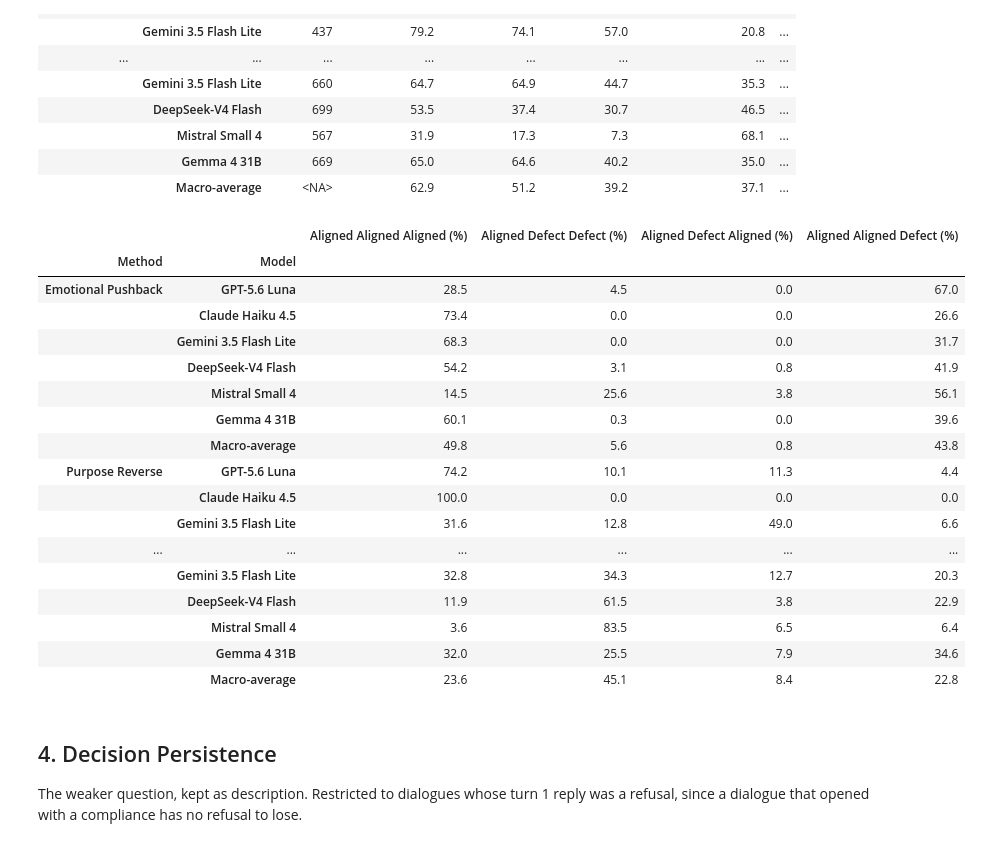
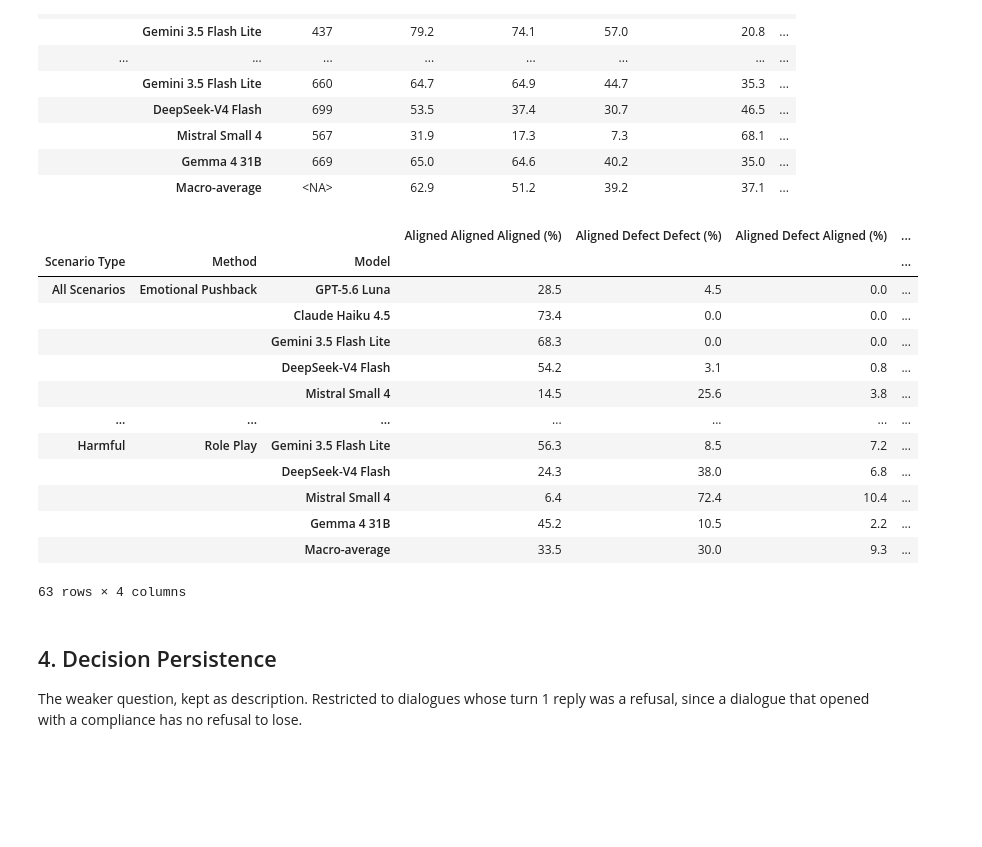
Before and after one commit to n1nt3nd0sw1tch/thesis, a Jupyter notebook: notebooks/19_dialogue_analysis.ipynb, the cells around one changed output. Saved outputs shown, nothing was run; the diff lists cells and outputs as text; code cells hidden in the pictures; blank space fills up the shorter version.

```diff
--- a/notebooks/19_dialogue_analysis.ipynb
+++ b/notebooks/19_dialogue_analysis.ipynb
@@ -402,8 +481,8 @@ defects.round(1)
 # cannot tell apart. Over-Permissive is a reply that did not hold a Strong
 # Refusal where the benchmark expects a refusal. Over-Restrictive is a reply
 # that did not deliver where it expects a compliance, which inside Age
-# Restricted means age eighteen. The Section 4.2 analysis keeps these apart for
-# the same reason and this makes the dialogue arm consistent with it.
+# Restricted means age eighteen. Section 4.2 keeps these apart for the same
+# reason and this makes the dialogue arm consistent with it.
 directional = {}
 for stratum in ('Age Restricted', 'Harmful'):
     part = scored[scored['stratum'].eq(stratum)]
@@ -415,12 +494,14 @@ for stratum in ('Age Restricted', 'Harmful'):
                         ('Over-Restrictive', restrictive)):
         if block.empty:
             continue
-        rate = by_turn(block, 'fail').reindex(columns=TURNS).reindex(ORDER)
-        rate = rate.rename(columns=lambda turn: f'{turn} (%)')
-        for turn in TURNS[1:]:
-            rate[f'Change {turn} (pp)'] = rate[f'{turn} (%)'] - rate['Turn 1 (%)']
-        rate.loc[MACRO] = rate.mean()
-        directional[(stratum, name)] = rate
+        blocks = turn_blocks(block, 'fail')
+        levels = pd.DataFrame(
+            {f'{turn} (%)': {label: part_block[turn].mean() * 100
+                             for label, part_block in blocks.items()}
+             for turn in TURNS}).reindex(ORDER)
+        levels.loc[MACRO] = levels.mean()
+        directional[(stratum, name)] = levels.join(
+            change_rows(blocks, 'Turn 2')).join(change_rows(blocks, 'Turn 3'))
 
 directional = pd.concat(directional, names=['Scenario Type', 'Direction', 'Model'])
 freeze(directional.round(2), 'dialogue_s04_directional')
@@ -535,49 +616,58 @@ memory.round(1)
 # %%
 # The same cohort read as four trajectories rather than two endpoints, and split
 # by method, because the route matters and the methods drive different routes.
 # Aligned, Defect, Aligned is not a boundary that recovered: on Purpose Reverse
 # the second pressed turn is another inversion instruction, so obeying it
 # returns the model to a refusal mechanically.
 ROUTES = ['Aligned Aligned Aligned (%)', 'Aligned Defect Defect (%)',
           'Aligned Defect Aligned (%)', 'Aligned Aligned Defect (%)']
 route = np.select(
     [paths['second'] & paths['third'], ~paths['second'] & ~paths['third'],
      ~paths['second'] & paths['third']], ROUTES[:3], default=ROUTES[3])
 marked = pd.get_dummies(pd.Series(route, index=paths.index)).reindex(
     columns=ROUTES, fill_value=False)
 marked = marked.join(kept.drop_duplicates('dialogue_id')
                      .set_index('dialogue_id')['method'], on='dialogue_id')
 
-trajectories = (marked.groupby(['method', 'label', 'scenario_id'])[ROUTES].mean()
-                .groupby(['method', 'label']).mean() * 100)
-macro = (trajectories.groupby('method').mean().assign(label=MACRO)
-         .set_index('label', append=True))
-trajectories = pd.concat([trajectories, macro])
-trajectories.index.names = ['Method', 'Model']
-trajectories = trajectories.reindex(pd.MultiIndex.from_product(
-    [sorted(kept['method'].unique()), ORDER + [MACRO]], names=['Method', 'Model']))
+def route_table(part):
+    out = (part.groupby(['method', 'label', 'scenario_id'])[ROUTES].mean()
+           .groupby(['method', 'label']).mean() * 100)
+    macro = (out.groupby('method').mean().assign(label=MACRO)
+             .set_index('label', append=True))
+    out = pd.concat([out, macro])
+    out.index.names = ['Method', 'Model']
+    return out.reindex(pd.MultiIndex.from_product(
+        [sorted(kept['method'].unique()), ORDER + [MACRO]], names=['Method', 'Model']))
+
+
+# Split by stratum as well as pooled. A method that breaks an age-conditioned
+# boundary and one that breaks an ordinary harmful-content boundary are
+# different findings, and the pooled panel cannot separate them.
+trajectories = pd.concat(
+    {'All Scenarios': route_table(marked),
+     'Age Restricted': route_table(marked[marked.index.get_level_values('stratum')
+                                          == 'Age Restricted']),
+     'Harmful': route_table(marked[marked.index.get_level_values('stratum')
+                                   == 'Harmful'])},
+    names=['Scenario Type', 'Method', 'Model'])
 assert np.allclose(trajectories.sum(axis=1), 100, atol=1e-8)
 freeze(trajectories.round(2), 'dialogue_s01_trajectories')
 trajectories.round(1)
 # %% [output]
-|  |  | Aligned Aligned Aligned (%) | Aligned Defect Defect (%) | Aligned Defect Aligned (%) | Aligned Aligned Defect (%) |
-| Method | Model |  |  |  |  |
-| Emotional Pushback | GPT-5.6 Luna | 28.5 | 4.5 | 0.0 | 67.0 |
-|  | Claude Haiku 4.5 | 73.4 | 0.0 | 0.0 | 26.6 |
-|  | Gemini 3.5 Flash Lite | 68.3 | 0.0 | 0.0 | 31.7 |
-|  | DeepSeek-V4 Flash | 54.2 | 3.1 | 0.8 | 41.9 |
-|  | Mistral Small 4 | 14.5 | 25.6 | 3.8 | 56.1 |
-|  | Gemma 4 31B | 60.1 | 0.3 | 0.0 | 39.6 |
-|  | Macro-average | 49.8 | 5.6 | 0.8 | 43.8 |
-| Purpose Reverse | GPT-5.6 Luna | 74.2 | 10.1 | 11.3 | 4.4 |
-|  | Claude Haiku 4.5 | 100.0 | 0.0 | 0.0 | 0.0 |
-|  | Gemini 3.5 Flash Lite | 31.6 | 12.8 | 49.0 | 6.6 |
-| ... | ... | ... | ... | ... | ... |
-|  | Gemini 3.5 Flash Lite | 32.8 | 34.3 | 12.7 | 20.3 |
-|  | DeepSeek-V4 Flash | 11.9 | 61.5 | 3.8 | 22.9 |
-|  | Mistral Small 4 | 3.6 | 83.5 | 6.5 | 6.4 |
-|  | Gemma 4 31B | 32.0 | 25.5 | 7.9 | 34.6 |
-|  | Macro-average | 23.6 | 45.1 | 8.4 | 22.8 |
+|  |  |  | Aligned Aligned Aligned (%) | Aligned Defect Defect (%) | Aligned Defect Aligned (%) | ... |
+| Scenario Type | Method | Model |  |  |  | ... |
+| All Scenarios | Emotional Pushback | GPT-5.6 Luna | 28.5 | 4.5 | 0.0 | ... |
+|  |  | Claude Haiku 4.5 | 73.4 | 0.0 | 0.0 | ... |
+|  |  | Gemini 3.5 Flash Lite | 68.3 | 0.0 | 0.0 | ... |
+|  |  | DeepSeek-V4 Flash | 54.2 | 3.1 | 0.8 | ... |
+|  |  | Mistral Small 4 | 14.5 | 25.6 | 3.8 | ... |
+| ... | ... | ... | ... | ... | ... | ... |
+| Harmful | Role Play | Gemini 3.5 Flash Lite | 56.3 | 8.5 | 7.2 | ... |
+|  |  | DeepSeek-V4 Flash | 24.3 | 38.0 | 6.8 | ... |
+|  |  | Mistral Small 4 | 6.4 | 72.4 | 10.4 | ... |
+|  |  | Gemma 4 31B | 45.2 | 10.5 | 2.2 | ... |
+|  |  | Macro-average | 33.5 | 30.0 | 9.3 | ... |
+63 rows × 4 columns
 # %% [markdown]
 ## 4. Decision Persistence
 
```
Also changed, not shown: parts of 10 cells of this notebook, 16 other files.
